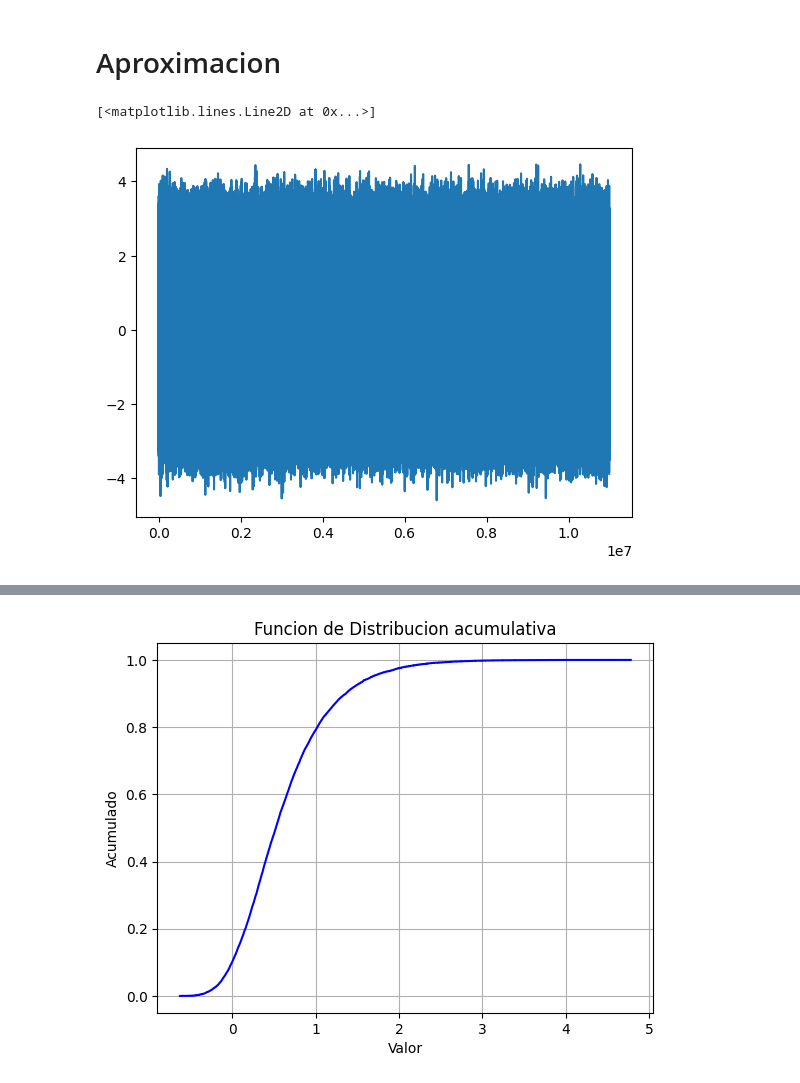
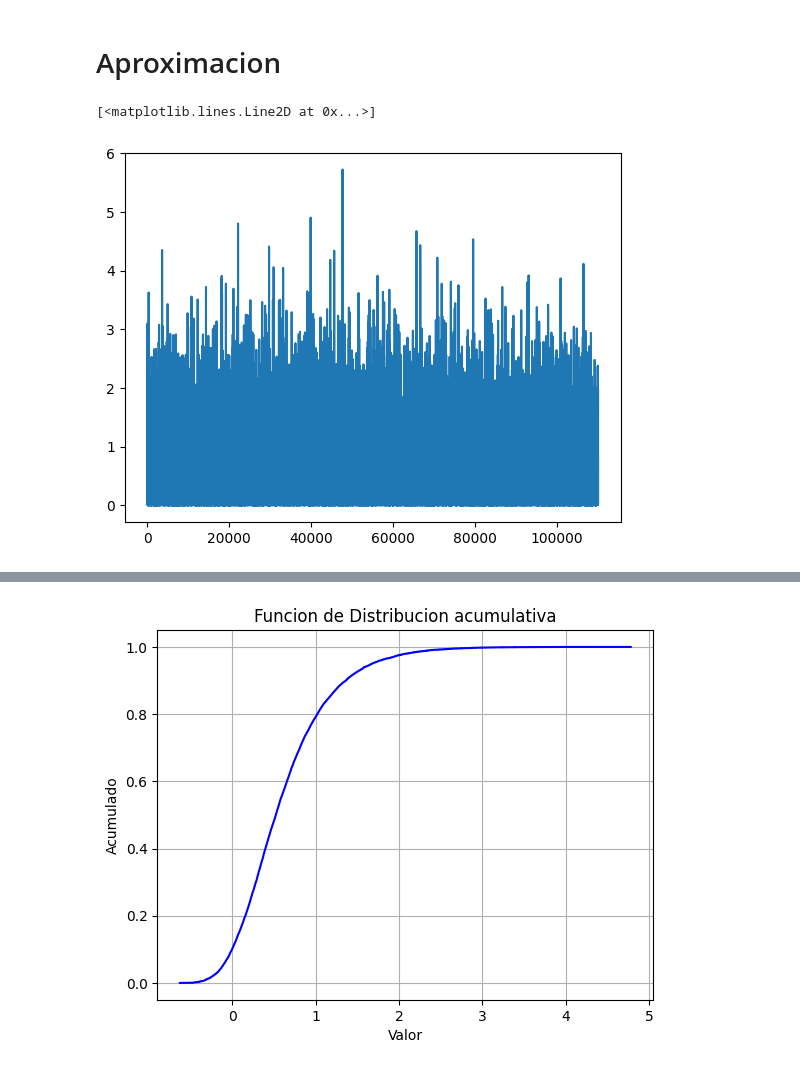
Before and after one commit to Zarate73/Simulaci-n-, a Jupyter notebook: Catalogo_de_distribuciones.ipynb, the cells around one changed output, grey strips where cells are left out. Cells and saved outputs as stored; diff of their text form; code cells hidden in the pictures.

```diff
--- a/Catalogo_de_distribuciones.ipynb
+++ b/Catalogo_de_distribuciones.ipynb
@@ -306,10 +312,10 @@ def dist_We(alpha,n):
   return C
 # %%
 We=dist_We(1,110000)
-plt.plot(M)
+plt.plot(We)
 # %% [output]
 [<matplotlib.lines.Line2D at 0x...>]
-[figure, old version]
+[figure, new version]
 # %%
 plt.hist(We, bins=50, density=True, alpha=0.7, color='blue', edgecolor='black')
 
```
Also changed, not shown: parts of 29 cells of this notebook.
